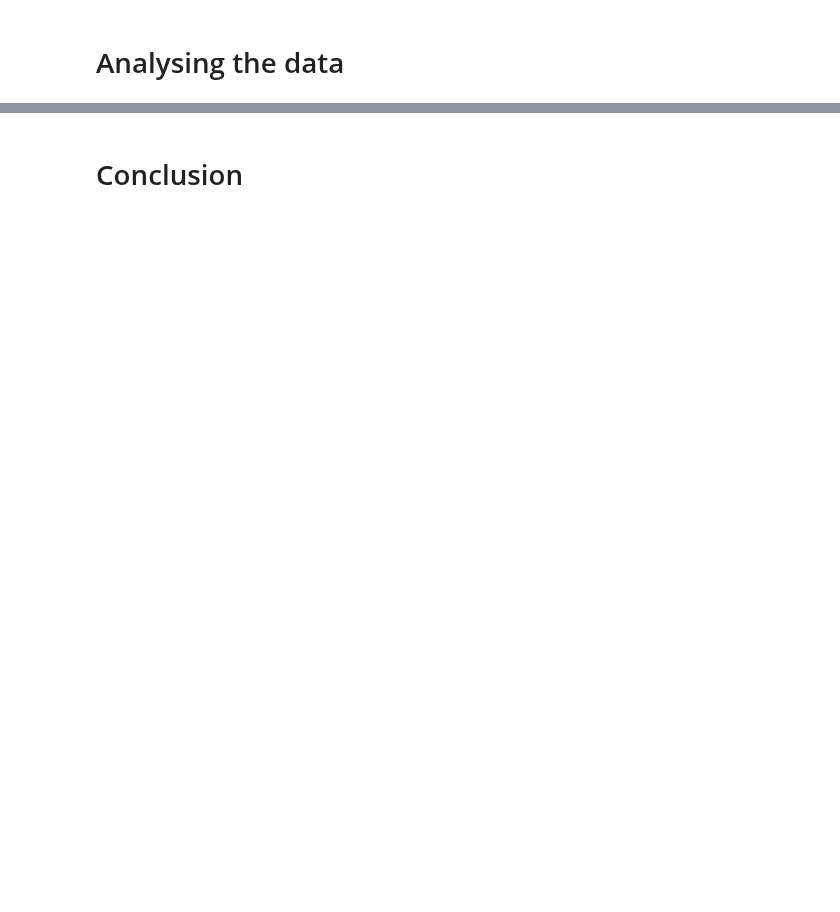
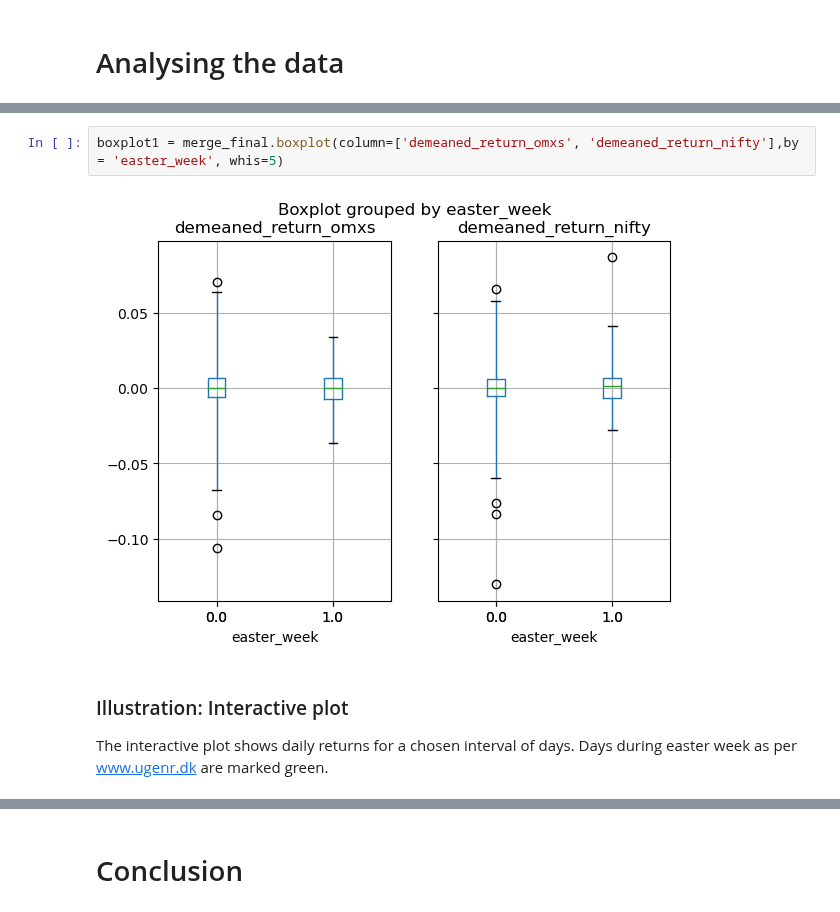
Before and after one commit to NumEconCopenhagen/projects-2023-scb, a Jupyter notebook: dataproject/dataproject.ipynb, the cells around one changed output, grey strips where cells are left out. Cells and saved outputs as stored; diff of their text form; blank space fills up the shorter version.

```diff
--- a/dataproject/dataproject.ipynb
+++ b/dataproject/dataproject.ipynb
@@ -313,3 +291,11 @@ ax5.scatter(merge_final['easter_week'], merge_final['demeaned_return_nifty'], la
+# %%
+boxplot1 = merge_final.boxplot(column=['demeaned_return_omxs', 'demeaned_return_nifty'],by = 'easter_week', whis=5)
+# %% [output]
+[figure, added]
+# %% [markdown]
+### Illustration: Interactive plot
+
+The interactive plot shows daily returns for a chosen interval of days. Days during easter week as per www.ugenr.dk are marked green.
 # %%
 import dataproject
 dataproject.plot_stock_interactive(merge_final)
```
Also changed, not shown: parts of 17 cells of this notebook, 5 other files.
